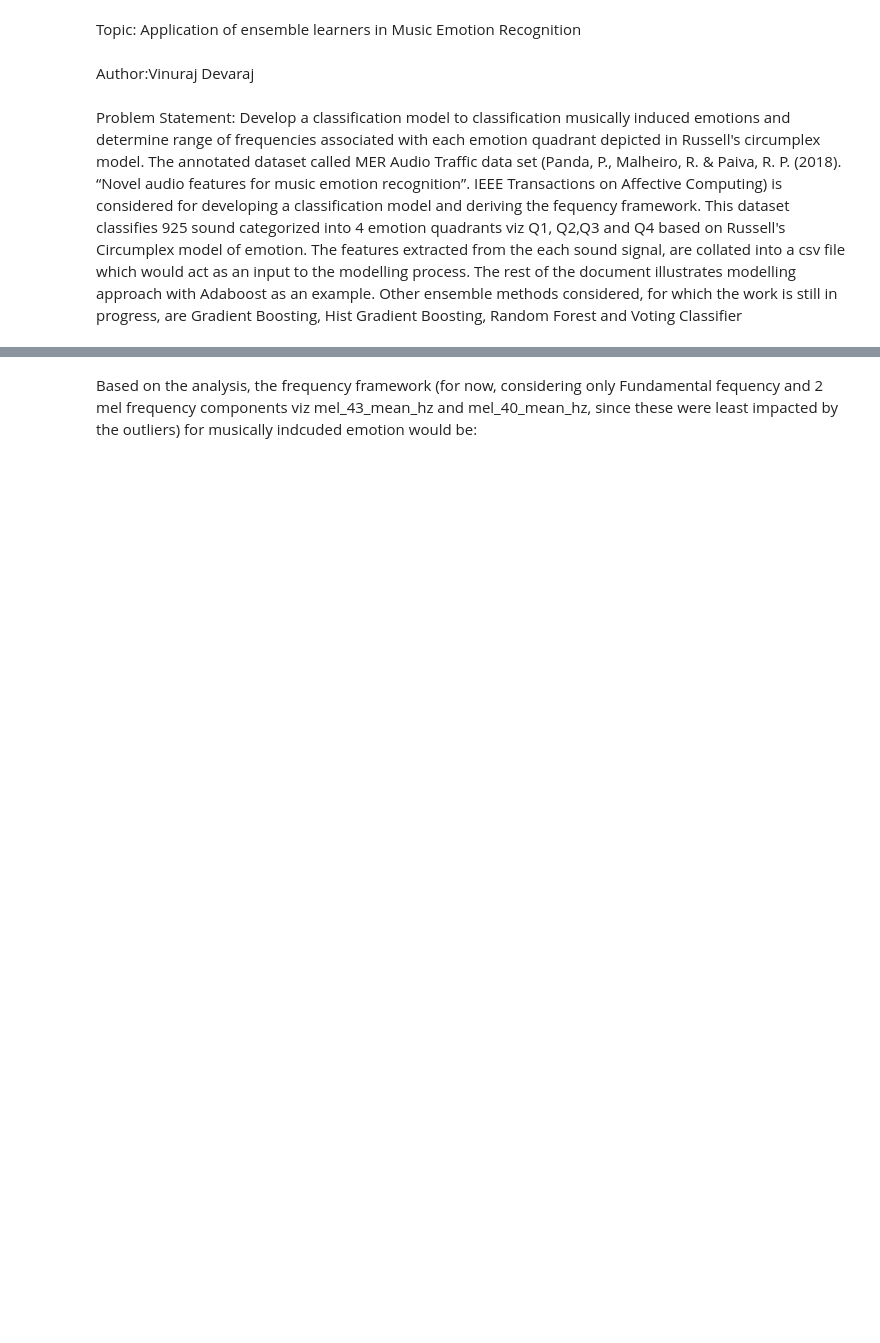
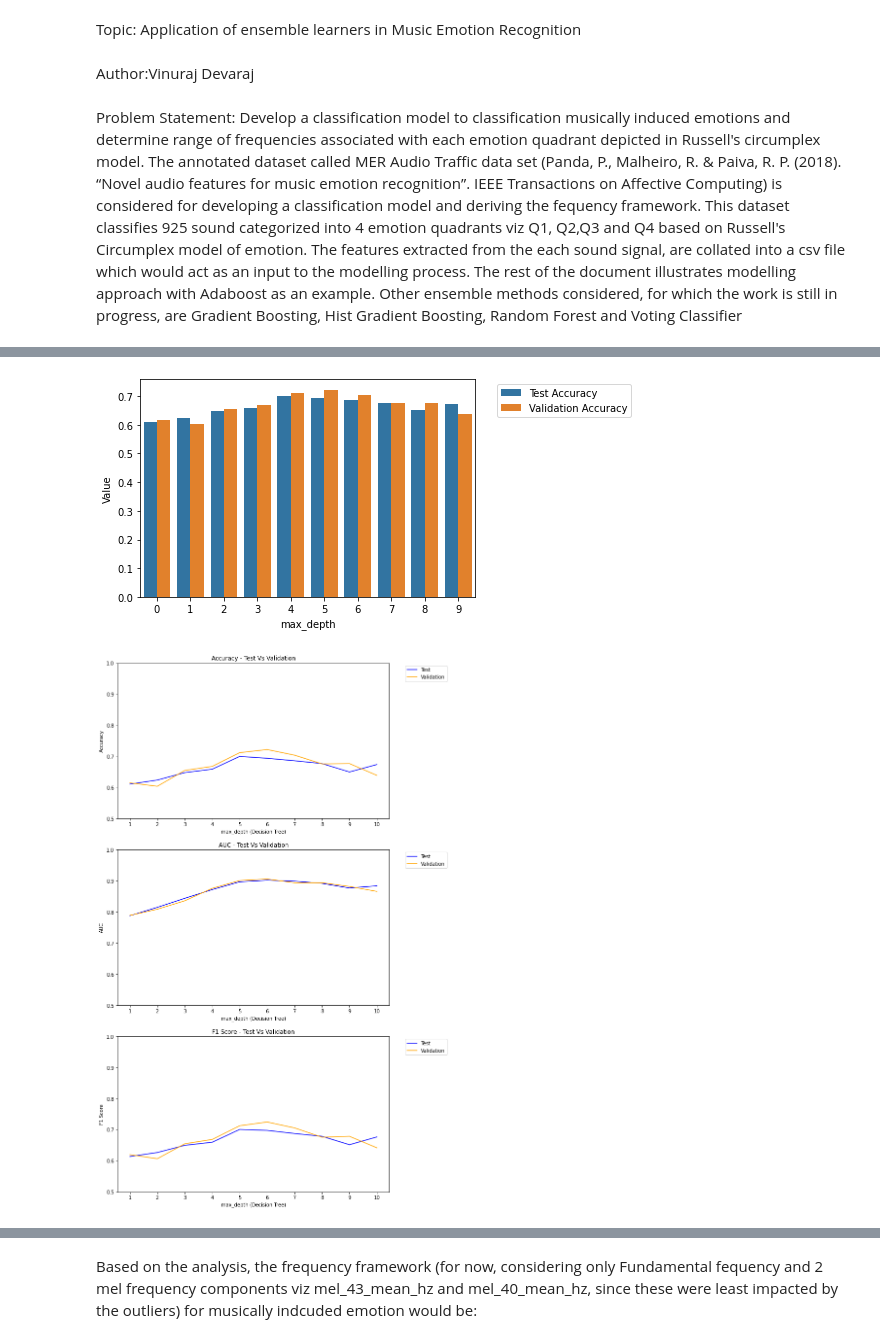
Before and after one commit to vinurajd/MER_Phd_Thesis, a Jupyter notebook: DS_1_Analysis-Adaboost-4 classes.ipynb, the cells around one changed output, grey strips where cells are left out. Drawn from its saved outputs; the diff is of its cells as text; code cells hidden in the pictures; blank space fills up the shorter version.

```diff
--- a/DS_1_Analysis-Adaboost-4 classes.ipynb
+++ b/DS_1_Analysis-Adaboost-4 classes.ipynb
@@ -770,0 +64,13 @@ plt.show()
+# %%
+# Initialize common variables
+num_trials = 20
+seed_value = 123467
+
+# Set file paths
+root_path = "D:/PhD Program/Final Research/Dissertation/Data/Model Datasets/"
+data_file_path = root_path + "DS_1_All_Feature_5_sec_nMFCC_nht_ns_yat.csv"
+os.chdir(root_path)
+
+# set random seed
+random.seed(seed_value)
+np.random.seed(seed_value)
@@ -770,0 +227,53 @@ plt.show()
+# %%
+# plot the test and validation accuracies for each value of max_depth parameter
+plot_df = pd.DataFrame({'Validation Factor':['Test Accuracy' for i in list(optimal_vals_sd.acc_test)],
+                       'Value':list(optimal_vals_sd.acc_test)})
+temp_df = pd.DataFrame({'Validation Factor':['Validation Accuracy' for i in list(optimal_vals_sd.acc_valid)],
+                       'Value':list(optimal_vals_sd.acc_valid)})
+plot_df = pd.concat([plot_df,temp_df], axis=0).reset_index()
+plot_df.rename(columns={'index':'max_depth'}, inplace=True)
+plot_df
+# # Bar plot
+sns.barplot(x='max_depth', y='Value', hue='Validation Factor', data=plot_df)
+plt.legend(bbox_to_anchor=(1.05,1), loc="upper left")
+plt.show()
+
+figure, (ax1,ax2,ax3) = plt.subplots(3,1, figsize= (10,20))
+
+# Accuracy plot
+ax1.plot(optimal_vals_sd.max_depths,optimal_vals_sd.acc_test, color = 'blue')
+ax1.plot(optimal_vals_sd.max_depths,optimal_vals_sd.acc_valid, color = 'orange')
+ax1.set_ylabel("Accuracy")
+ax1.set_xlabel("max_depth (Decision Tree)")
+ax1.set_title("Accuracy - Test Vs Validation")
+ax1.set_ylim(0.5,1)
+ax1.legend(bbox_to_anchor=(1.05,1), loc="upper left", labels=['Test','Validation'])
+plt.sca(ax1)
+plt.xticks(optimal_vals_sd.max_depths, optimal_vals_sd.max_depths)
+
+# Auc plot
+ax2.plot(optimal_vals_sd.max_depths,optimal_vals_sd.auc_test, color = 'blue')
+ax2.plot(optimal_vals_sd.max_depths,optimal_vals_sd.auc_valid, color = 'orange')
+ax2.set_ylabel("AUC")
+ax2.set_xlabel("max_depth (Decision Tree)")
+ax2.set_title("AUC - Test Vs Validation")
+ax2.set_ylim(0.5,1)
+ax2.legend(bbox_to_anchor=(1.05,1), loc="upper left", labels=['Test','Validation'])
+plt.sca(ax2)
+plt.xticks(optimal_vals_sd.max_depths, optimal_vals_sd.max_depths)
+
+# F1 Score plot
+ax3.plot(optimal_vals_sd.max_depths,optimal_vals_sd.f1s_test, color = 'blue')
+ax3.plot(optimal_vals_sd.max_depths,optimal_vals_sd.f1s_valid, color = 'orange')
+ax3.set_ylabel("F1 Score")
+ax3.set_xlabel("max_depth (Decision Tree)")
+ax3.set_title("F1 Score - Test Vs Validation")
+ax3.set_ylim(0.5,1)
+ax3.legend(bbox_to_anchor=(1.05,1), loc="upper left", labels=['Test','Validation'])
+plt.sca(ax3)
+plt.xticks(optimal_vals_sd.max_depths, optimal_vals_sd.max_depths)
+plt.show()
+plt.show()
+# %% [output]
+[figure, added]
+[figure, added]
```
Also changed, not shown: parts of 50 cells of this notebook, 9 other files.
